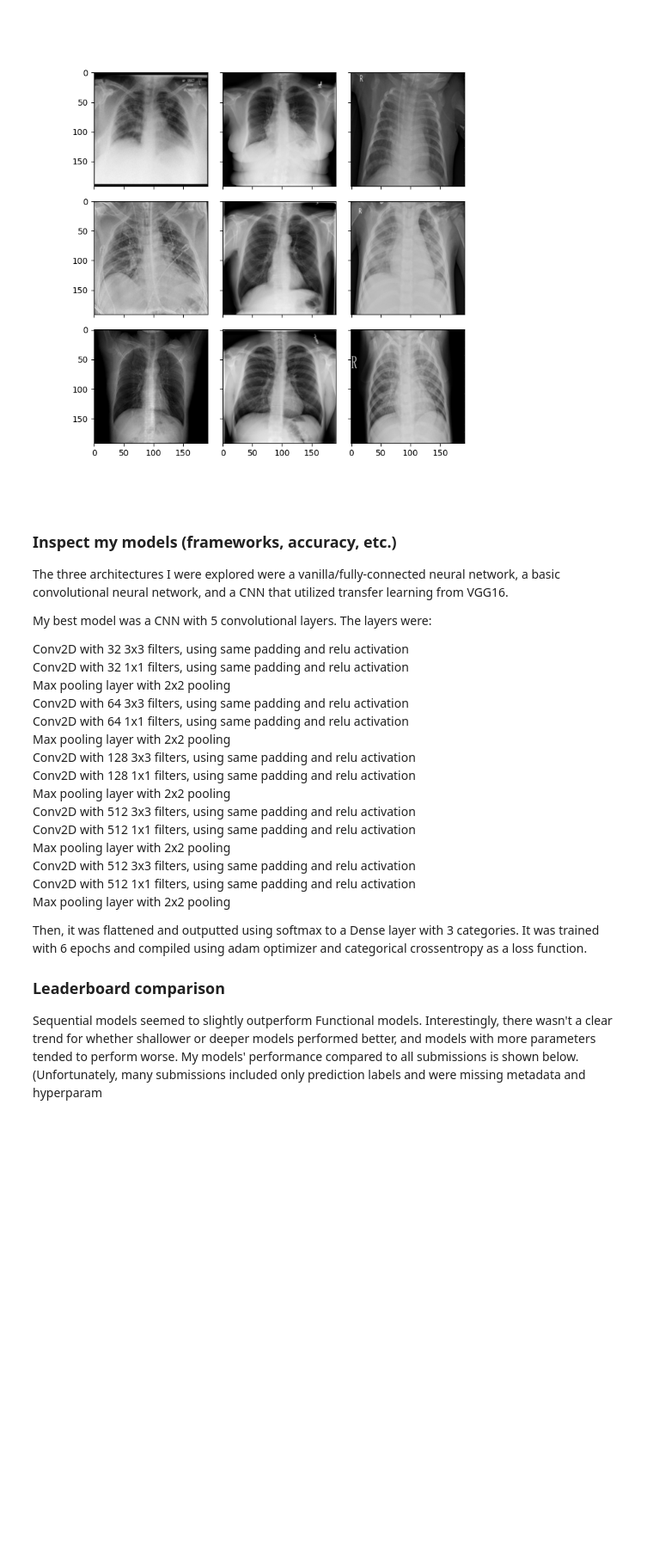
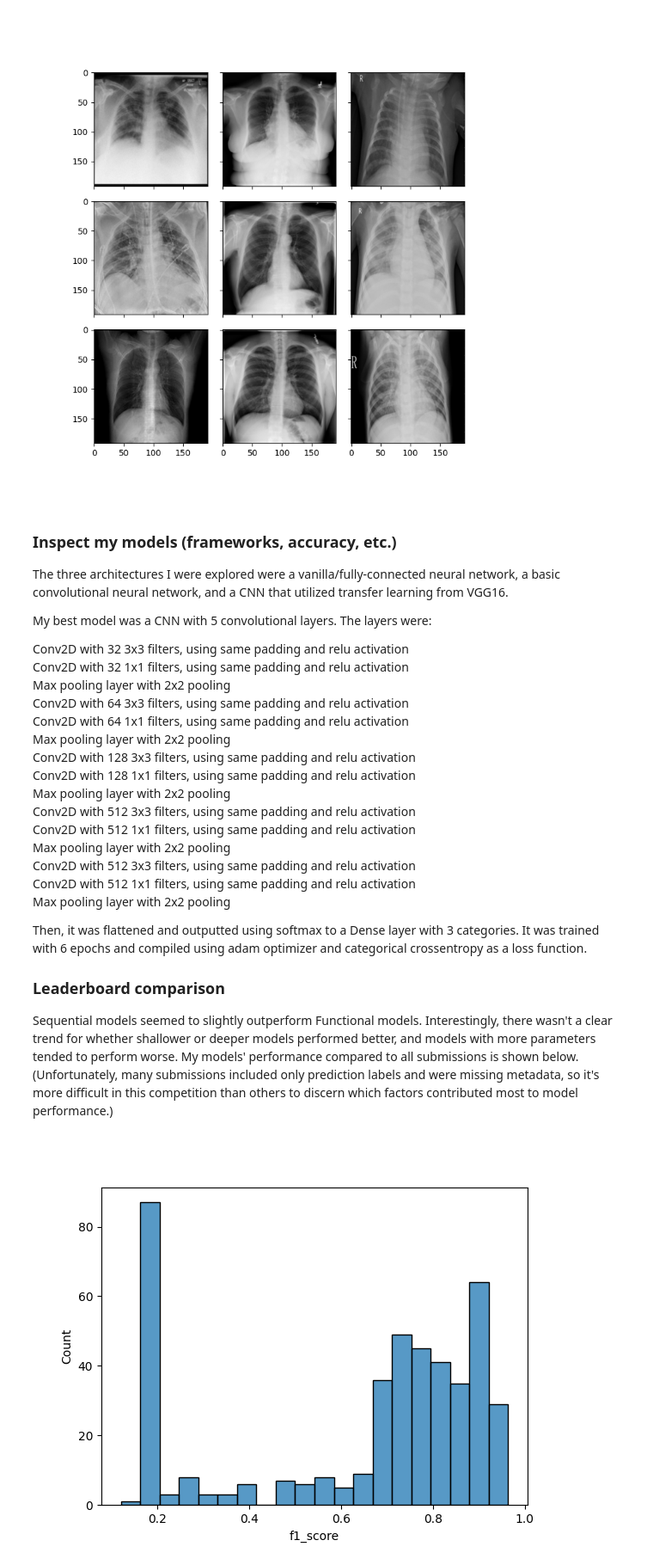
Before and after one commit to lprockop/AdvMLPortfolio, a Jupyter notebook: Portfolio-Main.ipynb, the cells around one changed output. Shown at 86% size. Drawn from its saved outputs; the diff is of its cells as text; code cells hidden in the pictures; blank space fills up the shorter version.

```diff
--- a/Portfolio-Main.ipynb
+++ b/Portfolio-Main.ipynb
@@ -154,7 +154,12 @@ Then, it was flattened and outputted using softmax to a Dense layer with 3 categ
 
 ### Leaderboard comparison
 
-Sequential models seemed to slightly outperform Functional models. Interestingly, there wasn't a clear trend for whether shallower or deeper models performed better, and models with more parameters tended to perform worse. My models' performance compared to all submissions is shown below. (Unfortunately, many submissions included only prediction labels and were missing metadata and hyperparam
+Sequential models seemed to slightly outperform Functional models. Interestingly, there wasn't a clear trend for whether shallower or deeper models performed better, and models with more parameters tended to perform worse. My models' performance compared to all submissions is shown below. (Unfortunately, many submissions included only prediction labels and were missing metadata, so it's more difficult in this competition than others to discern which factors contributed most to model performance.)
+# %%
+#distribution of F1 scores across all models submitted
+Image('Classify Covid X-Ray Images/Output/hist of model performance.png')
+# %% [output]
+[figure, added]
 # %%
 #model types
 Image('Classify Covid X-Ray Images/Output/model2types.png')
```
Also changed, not shown: parts of 2 cells of this notebook, 2 other files.
